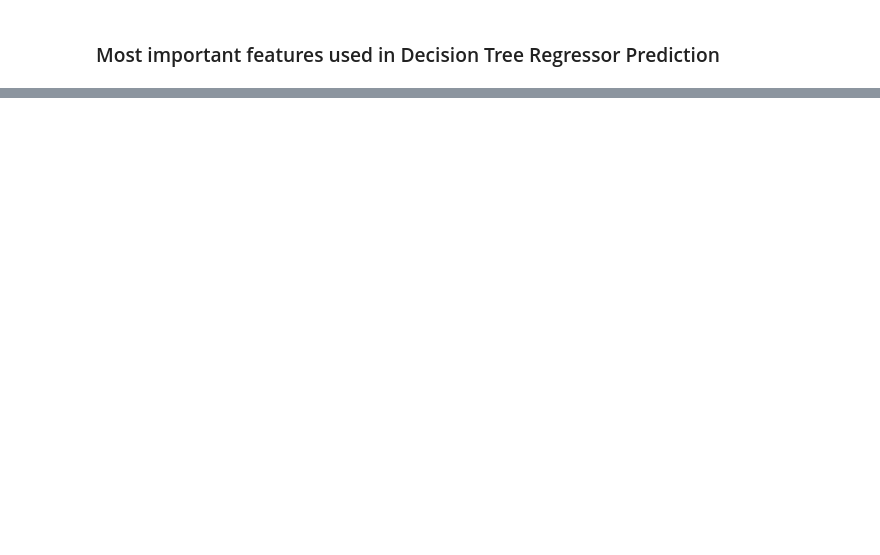
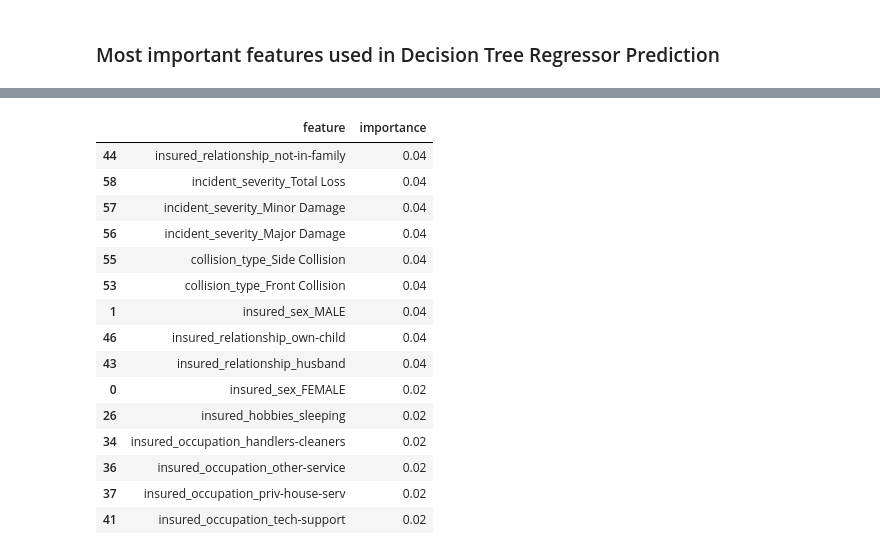
Before and after one commit to mstegmuller/Capstone3, a Jupyter notebook: 2. Pre-processing and Training Data Development, Modeling.ipynb, the cells around one changed output, grey strips where cells are left out. Cells and saved outputs as stored; diff of their text form; code cells hidden in the pictures; blank space fills up the shorter version.

```diff
--- a/2. Pre-processing and Training Data Development, Modeling.ipynb
+++ b/2. Pre-processing and Training Data Development, Modeling.ipynb
@@ -478,0 +485,2 @@ Based upon the data, the Gradient boosting machine learning model produced sligh
+# %%
+ada.fit(X_train, y_train)
@@ -478,0 +578,3 @@ Based upon the data, the Gradient boosting machine learning model produced sligh
+# %%
+df_importance5 = pd.DataFrame(zip(list(X.columns),ada.feature_importances_),index=range(X.columns.shape[0]),columns=['feature','importance'])
+df_importance5.sort_values(by='importance',ascending=False)
@@ -478,0 +595,20 @@ Based upon the data, the Gradient boosting machine learning model produced sligh
+# %%
+important_features_ada_sm = df_importance5.sort_values(by='importance',ascending=False)
+important_features_ada_sm.head(15)
+# %% [output]
+|  | feature | importance |
+| 44 | insured_relationship_not-in-family | 0.04 |
+| 58 | incident_severity_Total Loss | 0.04 |
+| 57 | incident_severity_Minor Damage | 0.04 |
+| 56 | incident_severity_Major Damage | 0.04 |
+| 55 | collision_type_Side Collision | 0.04 |
+| 53 | collision_type_Front Collision | 0.04 |
+| 1 | insured_sex_MALE | 0.04 |
+| 46 | insured_relationship_own-child | 0.04 |
+| 43 | insured_relationship_husband | 0.04 |
+| 0 | insured_sex_FEMALE | 0.02 |
+| 26 | insured_hobbies_sleeping | 0.02 |
+| 34 | insured_occupation_handlers-cleaners | 0.02 |
+| 36 | insured_occupation_other-service | 0.02 |
+| 37 | insured_occupation_priv-house-serv | 0.02 |
+| 41 | insured_occupation_tech-support | 0.02 |
```
Also changed, not shown: parts of 59 cells of this notebook.
